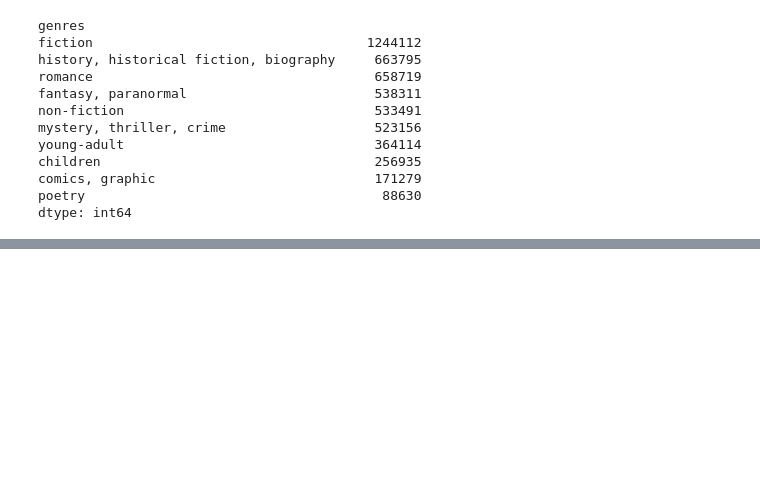
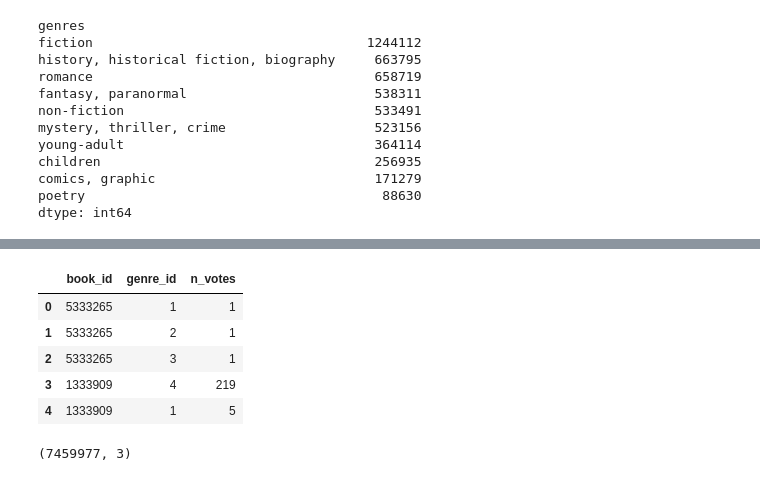
Before and after one commit to RenisaPati/CIS5500_Project_Group44, a Jupyter notebook: Data_Preprocessing/Books_Preprocessing_ST.ipynb, the cells around one changed output, grey strips where cells are left out. Cells and saved outputs as stored; diff of their text form; code cells hidden in the pictures; blank space fills up the shorter version.

```diff
--- a/Data_Preprocessing/Books_Preprocessing_ST.ipynb
+++ b/Data_Preprocessing/Books_Preprocessing_ST.ipynb
@@ -518,0 +537,15 @@ dtype: int64
+# %%
+bg = pd.read_csv('/content/drive/Shareddrives/CIS5500-BookReviews/CleanedFilesForDB/books_genres.csv')
+# %%
+bg.head()
+# %% [output]
+|  | book_id | genre_id | n_votes |
+| 0 | 5333265 | 1 | 1 |
+| 1 | 5333265 | 2 | 1 |
+| 2 | 5333265 | 3 | 1 |
+| 3 | 1333909 | 4 | 219 |
+| 4 | 1333909 | 1 | 5 |
+# %%
+bg.shape
+# %% [output]
+(7459977, 3)
```
Also changed, not shown: parts of 32 cells of this notebook.
